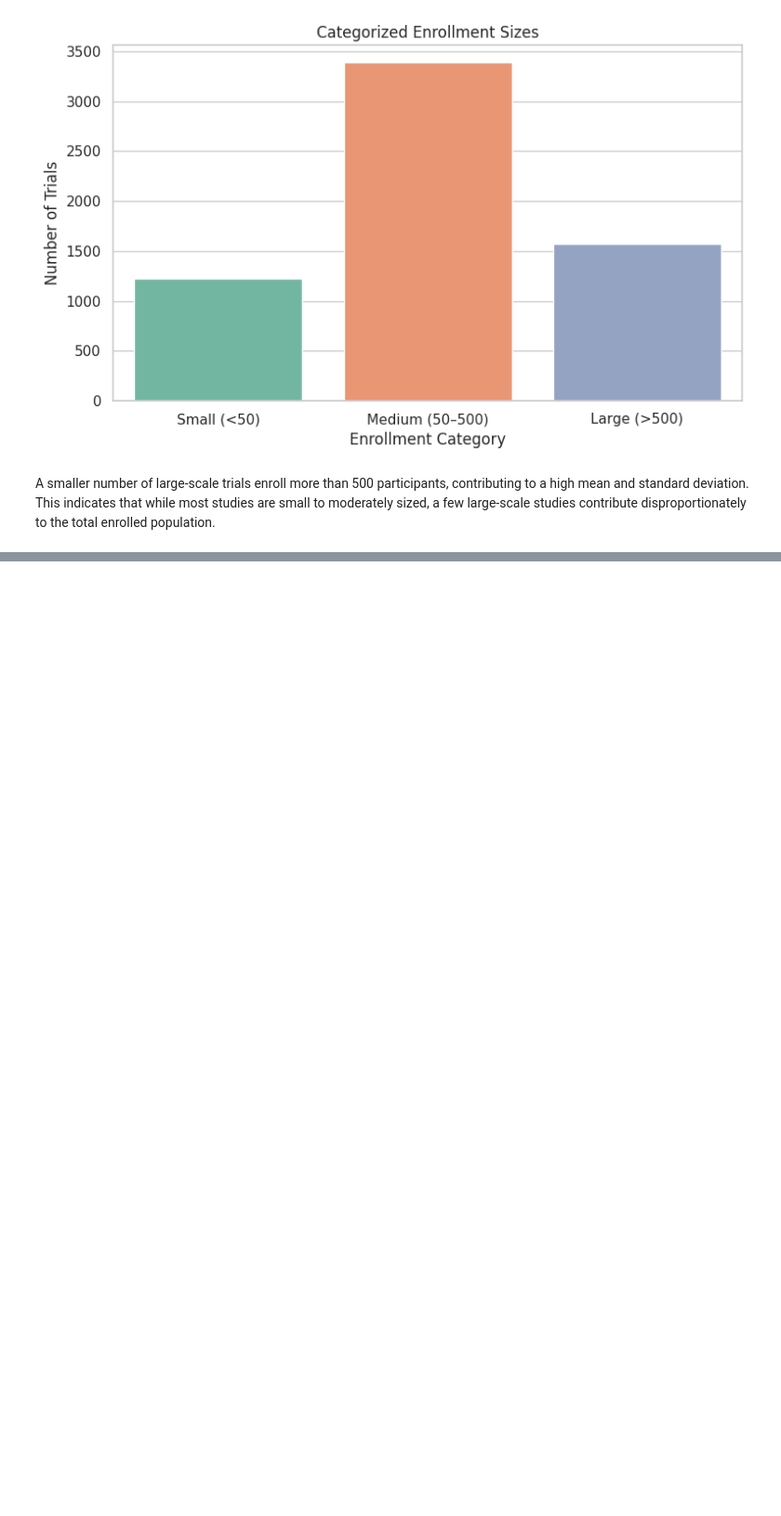
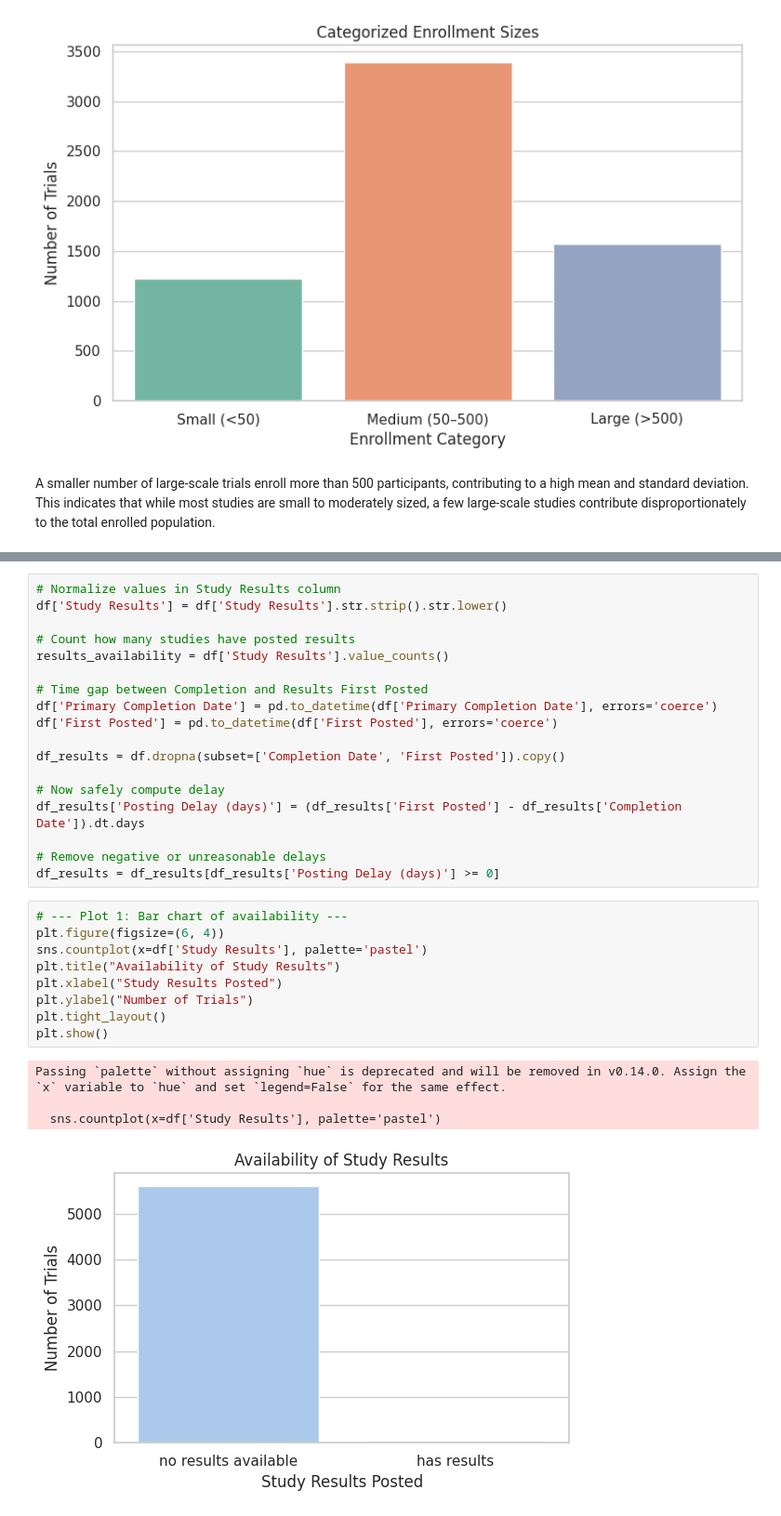
Before and after one commit to Gyanendra079/COVID-19-Clinical-Trials-EDA-Pandas, a Jupyter notebook: COVID_19_Clinical_Trials_EDA_Pandas_.ipynb, the cells around one changed output, grey strips where cells are left out. Shown at 93% size. Cells and saved outputs as stored; diff of their text form; blank space fills up the shorter version.

```diff
--- a/COVID_19_Clinical_Trials_EDA_Pandas_.ipynb
+++ b/COVID_19_Clinical_Trials_EDA_Pandas_.ipynb
@@ -580,0 +661,32 @@ Passing `palette` without assigning `hue` is deprecated and will be removed in v
+# %%
+# Normalize values in Study Results column
+df['Study Results'] = df['Study Results'].str.strip().str.lower()
+
+# Count how many studies have posted results
+results_availability = df['Study Results'].value_counts()
+
+# Time gap between Completion and Results First Posted
+df['Primary Completion Date'] = pd.to_datetime(df['Primary Completion Date'], errors='coerce')
+df['First Posted'] = pd.to_datetime(df['First Posted'], errors='coerce')
+
+df_results = df.dropna(subset=['Completion Date', 'First Posted']).copy()
+
+# Now safely compute delay
+df_results['Posting Delay (days)'] = (df_results['First Posted'] - df_results['Completion Date']).dt.days
+
+# Remove negative or unreasonable delays
+df_results = df_results[df_results['Posting Delay (days)'] >= 0]
+# %%
+# --- Plot 1: Bar chart of availability ---
+plt.figure(figsize=(6, 4))
+sns.countplot(x=df['Study Results'], palette='pastel')
+plt.title("Availability of Study Results")
+plt.xlabel("Study Results Posted")
+plt.ylabel("Number of Trials")
+plt.tight_layout()
+plt.show()
+# %% [output]
+Passing `palette` without assigning `hue` is deprecated and will be removed in v0.14.0. Assign the `x` variable to `hue` and set `legend=False` for the same effect.
+
+  sns.countplot(x=df['Study Results'], palette='pastel')
+[figure, added]
```
Also changed, not shown: parts of 29 cells of this notebook.
